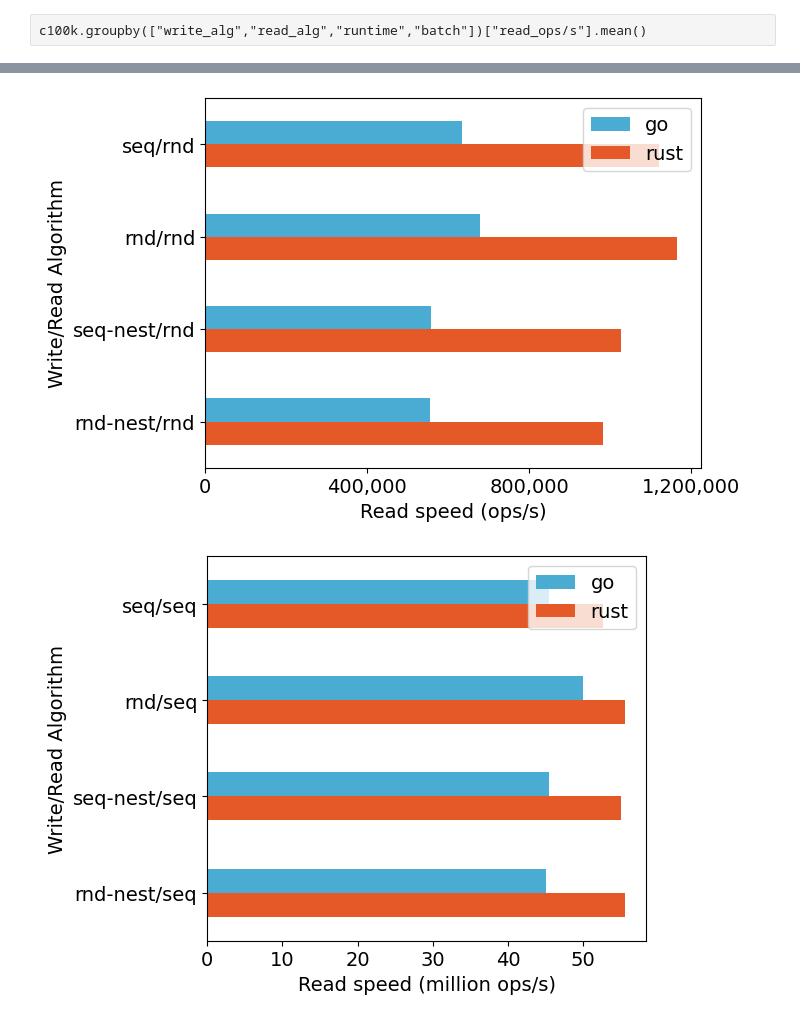
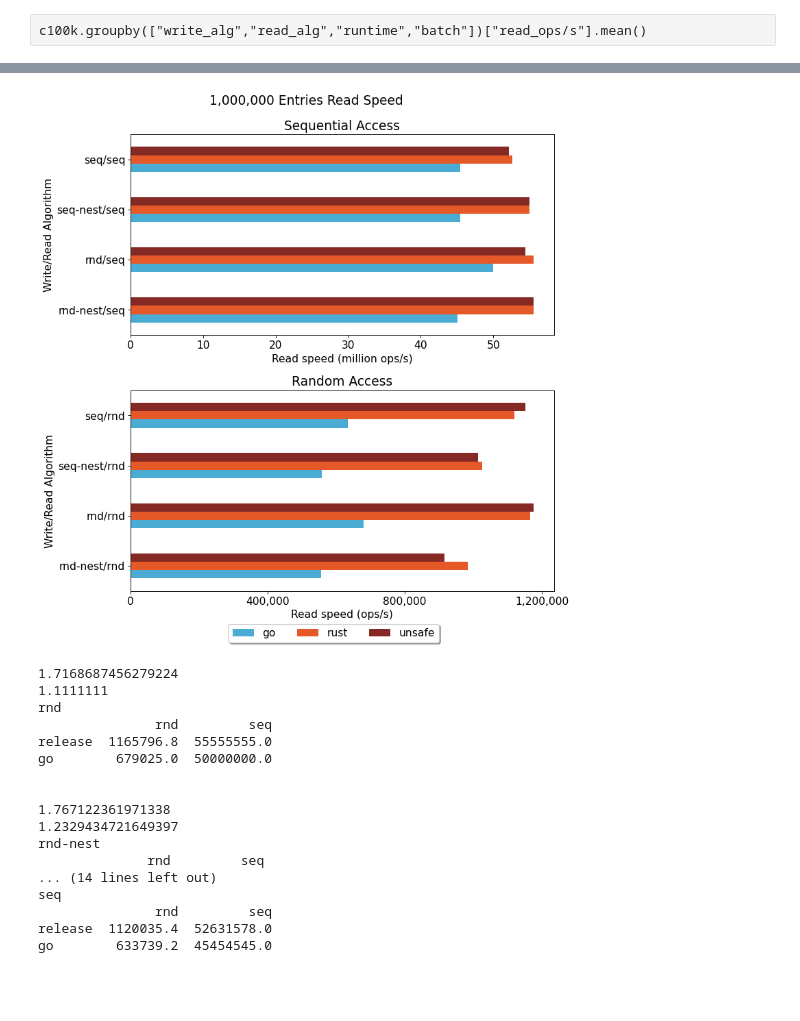
Before and after one commit to ambaxter/datascience, a Jupyter notebook: bbolt_comparison/ops_per_sec.ipynb, the cells around one changed output, grey strips where cells are left out. Saved outputs shown, nothing was run; the diff lists cells and outputs as text; code cells hidden in the pictures; blank space fills up the shorter version.

```diff
--- a/bbolt_comparison/ops_per_sec.ipynb
+++ b/bbolt_comparison/ops_per_sec.ipynb
@@ -17,7 +17,7 @@ COLOR_GO=(74/255, 171/255, 211/255)
 COLOR_RUST=(229/255,89/255,40/255)
 COLOR_UNSAFE=(132/255,41/255,35/255)
 
-BAR_COLORS=[COLOR_GO,COLOR_RUST]
+BAR_COLORS=[COLOR_GO,COLOR_RUST,COLOR_UNSAFE]
 
 comp = pd.read_csv('bbolt_comp.csv')
 # %%
@@ -462,0 +584,13 @@ plt.show()
+# %%
+d = pd.DataFrame()
+
+for write_alg in set(c1m['write_alg']):
+    g=c1m[c1m['write_alg']==write_alg].groupby(["runtime","batch"])["write_ops/s"].mean()
+    dr = pd.DataFrame()
+    maxed=g['go'].idxmax()
+    s = pd.Series([g['release'][maxed],g['go'][maxed]], index=['release','go'])
+    dr[write_alg]=s
+    print(write_alg)
+    print(s['release']/s['go'])
+    print(dr)
+    print('\n')
@@ -621,37 +777,85 @@ plt.show()
 alg = list()
 batch_size = list()
 release = list()
 go = list()
+unsafe = list()
 
 for write_alg in set(c1m['write_alg']):
     for read_alg in set(c1m['read_alg']):
         g=c1m[c1m['write_alg']==write_alg].groupby(["read_alg","runtime","batch"])["read_ops/s"].mean()
         r = maxed=g[read_alg]
         maxed=r['go'].idxmax()
         alg.append(write_alg + '/' + read_alg)
         batch_size.append(maxed)
         release.append(r['release'][maxed])
         go.append(r['go'][maxed])
+        unsafe.append(r['unsafe'][maxed])
 
 d = {
     'alg': alg,
     'go': go,
     'rust': release,
+    'unsafe': unsafe
 }
 pd_rnd=pd.DataFrame(data=d)
-ax = pd_rnd[pd_rnd['alg'].str.endswith('rnd')].plot.barh(x='alg',color=[COLOR_GO,COLOR_RUST])
+pd_rnd.sort_values('alg',inplace=True)
+fig = plt.figure(figsize=(10,10), dpi=80)
+fig.suptitle('1,000,000 Entries Read Speed')
+ax = fig.add_subplot(212)
+pd_rnd[pd_rnd['alg'].str.endswith('rnd')].plot(kind='barh',x='alg',color=BAR_COLORS,ax=ax)
 ax.xaxis.set_major_formatter(ticks_comma)
-ax.invert_yaxis()
+ax.set_title('Random Access')
 ax.set_xlabel('Read speed (ops/s)')
 ax.set_xticks([0,400000,800000,1200000])
 ax.set_ylabel('Write/Read Algorithm')
-ax = pd_rnd[pd_rnd['alg'].str.endswith('seq')].plot.barh(x='alg',color=[COLOR_GO,COLOR_RUST])
+ax.get_legend().remove()
+ax = fig.add_subplot(211)
+pd_rnd[pd_rnd['alg'].str.endswith('seq')].plot(kind='barh',x='alg',color=BAR_COLORS,ax=ax)
 ax.xaxis.set_major_formatter(ticks_million)
-ax.invert_yaxis()
+ax.set_title('Sequential Access')
 ax.set_xlabel('Read speed (million ops/s)')
 ax.set_ylabel('Write/Read Algorithm')
-plt.tight_layout()
+ax.get_legend().remove()
+lines = []
+labels = []
+Line, Label = ax.get_legend_handles_labels()
+lines.extend(Line)
+labels.extend(Label)
+fig.legend(lines,labels,loc='lower center', bbox_to_anchor=(0.55, -0.03), fancybox=True, shadow=True, ncols=3)
+fig.tight_layout()
 plt.show()
 # %% [output]
-[figure, old version]
+[figure, new version]
-[figure, removed]
+# %%
+d = pd.DataFrame()
+
+for write_alg in set(c1m['write_alg']):
+    g=c1m[c1m['write_alg']==write_alg].groupby(["read_alg","runtime","batch"])["read_ops/s"].mean()
+    dr = pd.DataFrame()
+    for read_alg in set(c1m['read_alg']):
+        r=g[read_alg]
+        maxed=r['go'].idxmax()
+        s = pd.Series([r['release'][maxed],r['go'][maxed]], index=['release','go'])
+        print(s['release']/s['go'])
+        dr[read_alg]=s
+    print(write_alg)
+    print(dr)
+    print('\n')
+# %% [output]
+1.7168687456279224
+1.1111111
+rnd
+               rnd         seq
+release  1165796.8  55555555.0
+go        679025.0  50000000.0
+
+
+1.767122361971338
+1.2329434721649397
+rnd-nest
+              rnd         seq
+... (14 lines left out)
+seq
+               rnd         seq
+release  1120035.4  52631578.0
+go        633739.2  45454545.0
```
Also changed, not shown: parts of 13 cells of this notebook.
